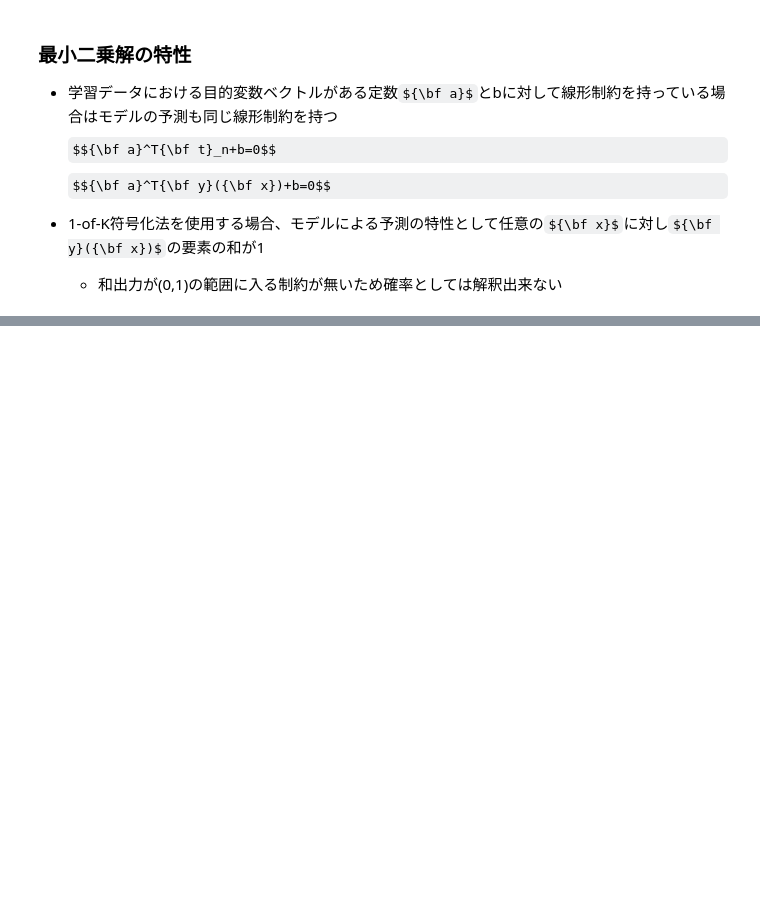
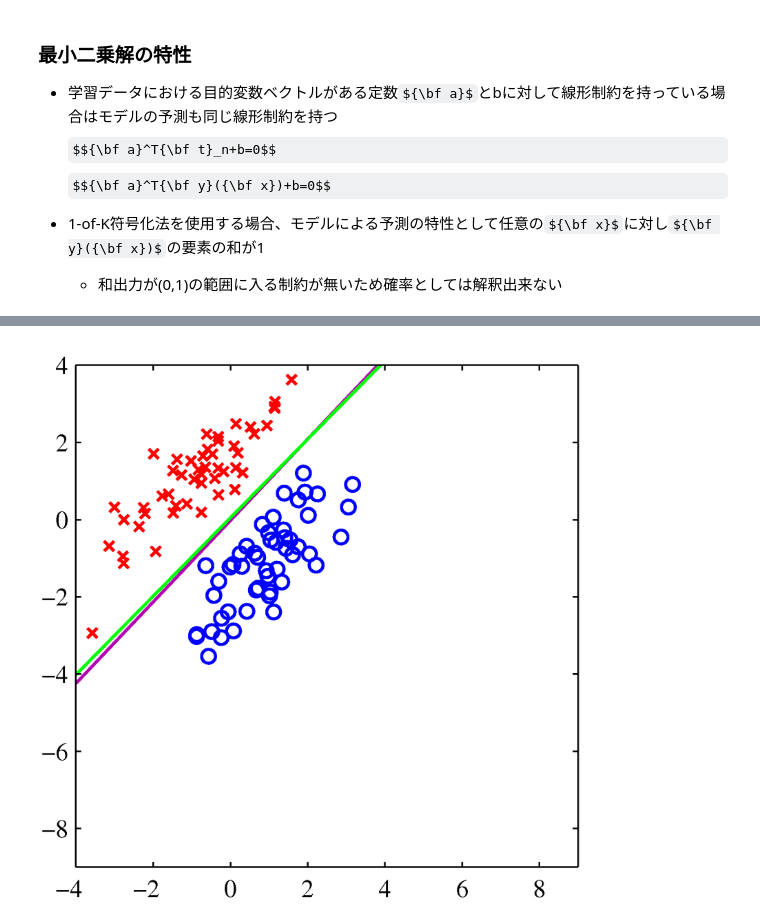
Before and after one commit to wrist/prml_ipynbs, a Jupyter notebook: chapter4/PRMLChapter4.ipynb, the cells around one changed output, grey strips where cells are left out. Cells and saved outputs as stored; diff of their text form; code cells hidden in the pictures; some formulas as TeX source; blank space fills up the shorter version.

```diff
--- a/chapter4/PRMLChapter4.ipynb
+++ b/chapter4/PRMLChapter4.ipynb
@@ -244,0 +273,4 @@ $${\bf a}^T{\bf y}({\bf x})+b=0$$
+# %%
+disp_figure("4.4a")
+# %% [output]
+[figure, added]
```
Also changed, not shown: parts of 33 cells of this notebook, 1 other file.
